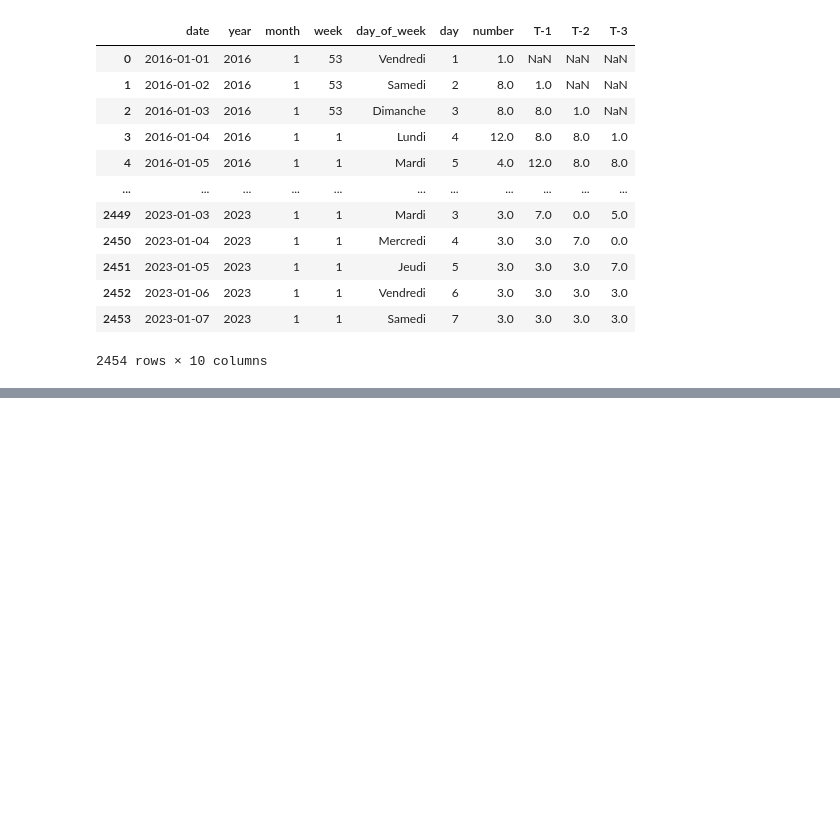
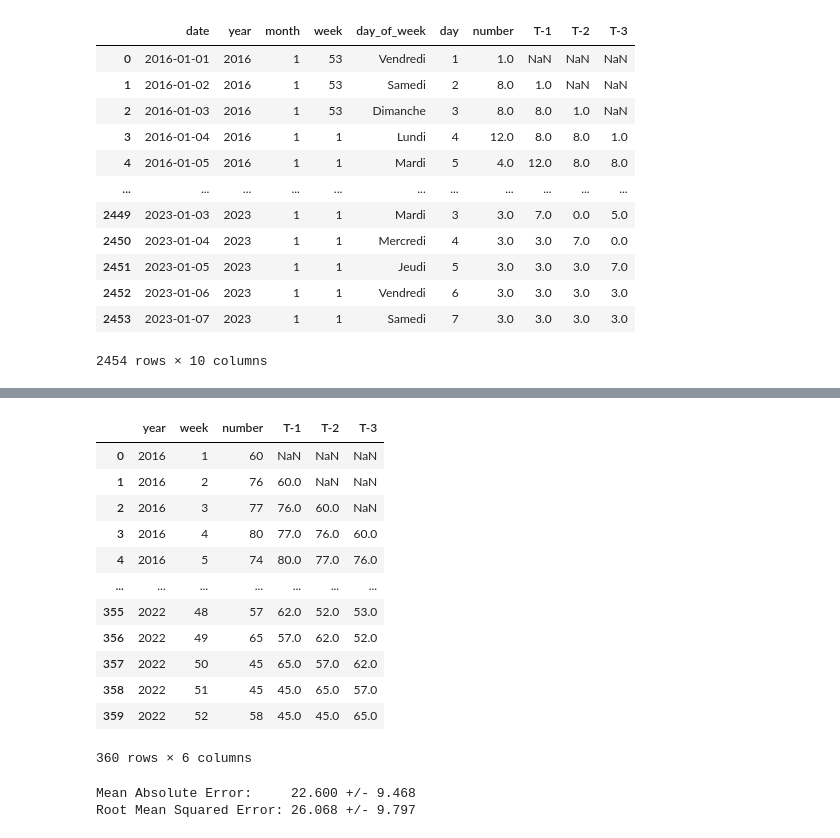
Before and after one commit to RudyBourez/Time-Series, a Jupyter notebook: Modèles/machine_learning.ipynb, the cells around one changed output, grey strips where cells are left out. Drawn from its saved outputs; the diff is of its cells as text; code cells hidden in the pictures; blank space fills up the shorter version.

Commit message:
weekly and monthly models

```diff
--- a/Modèles/machine_learning.ipynb
+++ b/Modèles/machine_learning.ipynb
@@ -217,0 +221,5 @@ data
+# %%
+week_data.drop(['restitution_date','nom', 'gare', 'type', 'nature', 'day', 'month'], axis=1, inplace=True)
+week_data = week_data.loc[week_data["year"]<=2022]
+# %%
+week_data = week_data.groupby(["year", "week"]).sum("number").reset_index()
@@ -217,0 +242,27 @@ data
+# %%
+def create_week_t_x(data):
+    last_data = data.copy()
+    for i in range(1,4):
+        data_copy = data.copy()
+        data_copy["week"] = data_copy["week"].apply(lambda x: x+i if x+i<=52 else 0+(x+i))
+        data_copy.rename(columns={"number": f"T-{i}"}, inplace=True)
+        last_data = last_data.merge(data_copy, how='left', on=['year', 'week'])
+    return last_data
+# %%
+week_data = create_week_t_x(week_data)
+# %%
+week_data
+# %% [output]
+|  | year | week | number | T-1 | T-2 | T-3 |
+| 0 | 2016 | 1 | 60 | NaN | NaN | NaN |
+| 1 | 2016 | 2 | 76 | 60.0 | NaN | NaN |
+| 2 | 2016 | 3 | 77 | 76.0 | 60.0 | NaN |
+| 3 | 2016 | 4 | 80 | 77.0 | 76.0 | 60.0 |
+| 4 | 2016 | 5 | 74 | 80.0 | 77.0 | 76.0 |
+| ... | ... | ... | ... | ... | ... | ... |
+| 355 | 2022 | 48 | 57 | 62.0 | 52.0 | 53.0 |
+| 356 | 2022 | 49 | 65 | 57.0 | 62.0 | 52.0 |
+| 357 | 2022 | 50 | 45 | 65.0 | 57.0 | 62.0 |
+| 358 | 2022 | 51 | 45 | 45.0 | 65.0 | 57.0 |
+| 359 | 2022 | 52 | 58 | 45.0 | 45.0 | 65.0 |
+360 rows × 6 columns
@@ -217,0 +277,5 @@ data
+# %%
+mae, rmse = evaluate(model, week_data.drop("number", axis=1), week_data["number"], cv=splits)
+# %% [output]
+Mean Absolute Error:     22.600 +/- 9.468
+Root Mean Squared Error: 26.068 +/- 9.797
```
Also changed, not shown: parts of 21 cells of this notebook, 4 other files.
